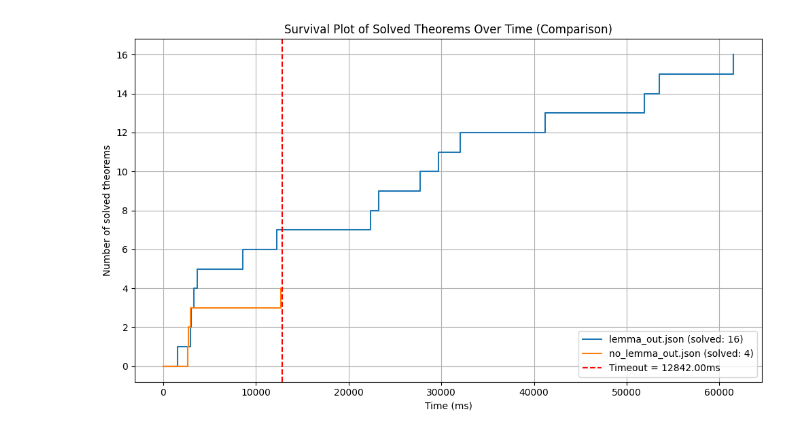
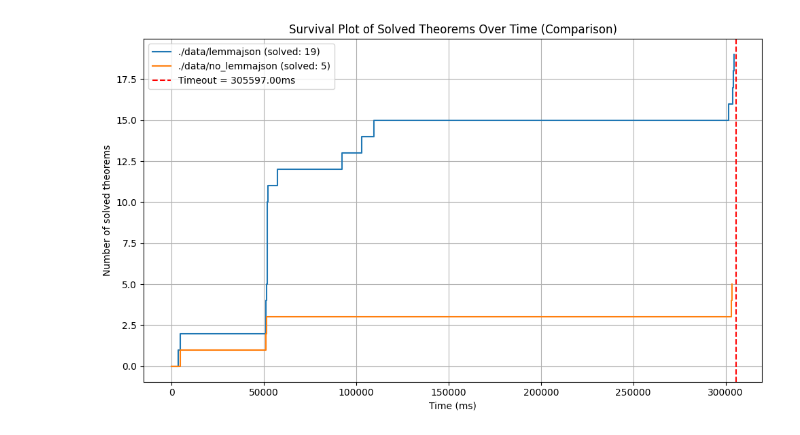
Before and after one commit to luigirinaldi/fyp, a Jupyter notebook: gen_graphs/graph.ipynb, the cells around one changed output. Cells and saved outputs as stored; diff of their text form; code cells hidden in the pictures.

Commit message:
gen data  for 5 min timeout

```diff
--- a/gen_graphs/graph.ipynb
+++ b/gen_graphs/graph.ipynb
@@ -17,33 +17,33 @@ def prepare_step_data(times):
         x.extend([t, t])
         y.extend([y[-1], i])
     return x, y
 
 # Files to compare
-file1 = 'lemma_out.json'
-file2 = 'no_lemma_out.json'
+file1 = './data/lemmajson'
+file2 = './data/no_lemmajson'
 
 # Extract data from both files
 times1, timeout1 = extract_times(file1)
 times2, timeout2 = extract_times(file2)
 
 x1, y1 = prepare_step_data(times1)
 x2, y2 = prepare_step_data(times2)
 
 # Plotting
 plt.figure(figsize=(10, 6))
 plt.plot(x1, y1, drawstyle='steps-post', label=f'{file1} (solved: {len(times1)})')
 plt.plot(x2, y2, drawstyle='steps-post', label=f'{file2} (solved: {len(times2)})')
 
 # Show the larger of the two timeout values
 overall_timeout = max(timeout1, timeout2)
 plt.axvline(overall_timeout, color='red', linestyle='--', label=f'Timeout = {overall_timeout:.2f}ms')
 
 plt.xlabel('Time (ms)')
 plt.ylabel('Number of solved theorems')
 plt.title('Survival Plot of Solved Theorems Over Time (Comparison)')
 plt.grid(True)
 plt.legend()
 plt.tight_layout()
 plt.show()
 # %% [output]
-[figure, old version]
+[figure, new version]
```
Also changed, not shown: 8 other files.
